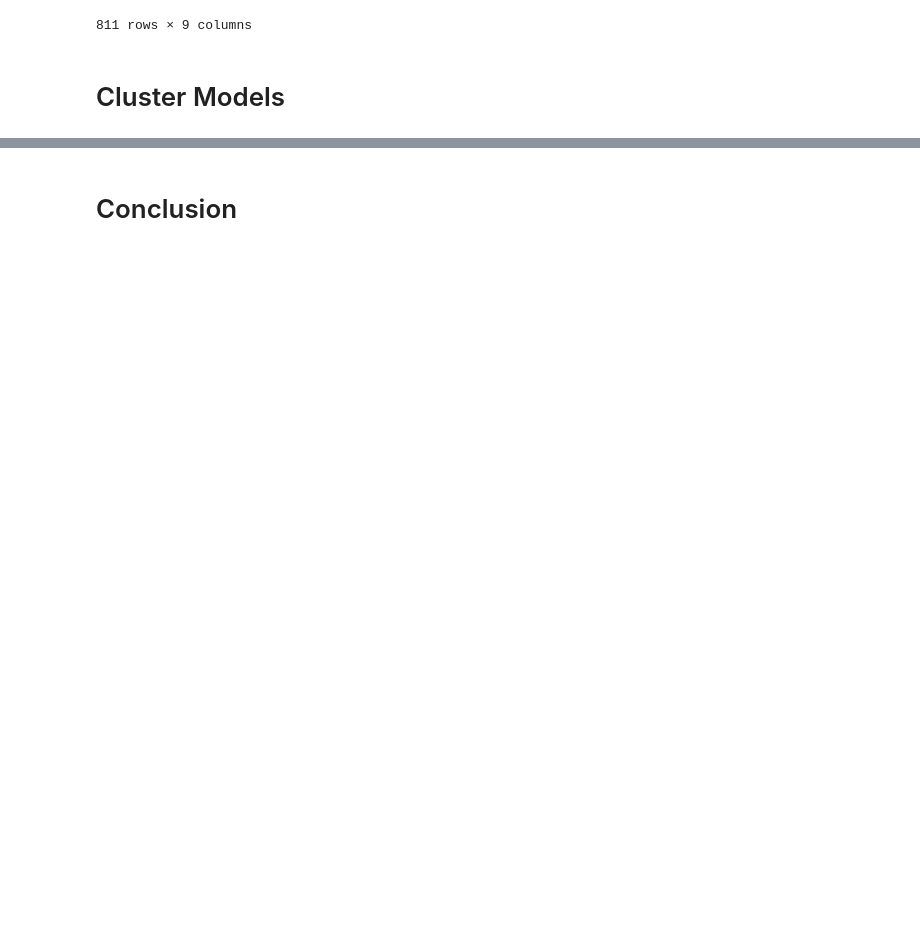
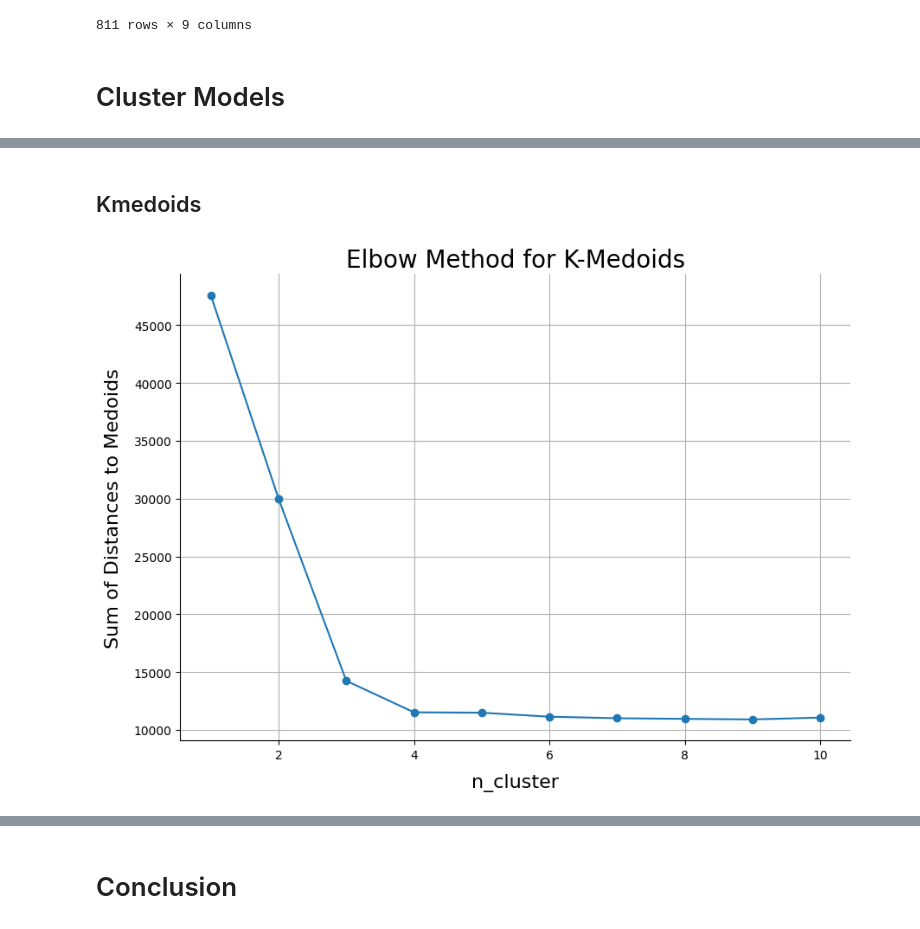
Before and after one commit to pwawiwa/ClusteringTask, a Jupyter notebook: Final.ipynb, the cells around one changed output, grey strips where cells are left out. Saved outputs shown, nothing was run; the diff lists cells and outputs as text; code cells hidden in the pictures; blank space fills up the shorter version.

```diff
--- a/Final.ipynb
+++ b/Final.ipynb
@@ -653,0 +314,30 @@ From relative view to find the elbow we can see that elbow occurs when the clust
+# %% [markdown]
+## Kmedoids
+# %%
+import numpy as np
+import matplotlib.pyplot as plt
+from sklearn_extra.cluster import KMedoids
+from sklearn.metrics import pairwise_distances
+
+# Step 3: Create an elbow plot to find the optimal number of clusters
+wcss = []
+range_n_clusters = range(1, 11)
+for n_clusters in range_n_clusters:
+    kmedoids = KMedoids(n_clusters=n_clusters, random_state=42)
+    kmedoids.fit(pca_df)
+    # Calculate the sum of distances of samples to their closest cluster center (medoid)
+    wcss.append(kmedoids.inertia_)
+
+# Plot the elbow plot
+plt.figure(figsize=(10, 7))
+plt.plot(range_n_clusters, wcss, marker='o')
+plt.title('Elbow Method for K-Medoids', fontsize=20)
+plt.xlabel('n_cluster', fontsize=16, labelpad=10)
+plt.ylabel('Sum of Distances to Medoids', fontsize=16, labelpad=10)
+ax = plt.gca()
+ax.spines['top'].set_visible(False)
+ax.spines['right'].set_visible(False)
+plt.grid(True)
+plt.show()
+# %% [output]
+[figure, added]
```
Also changed, not shown: parts of 26 cells of this notebook, 3 other files.
